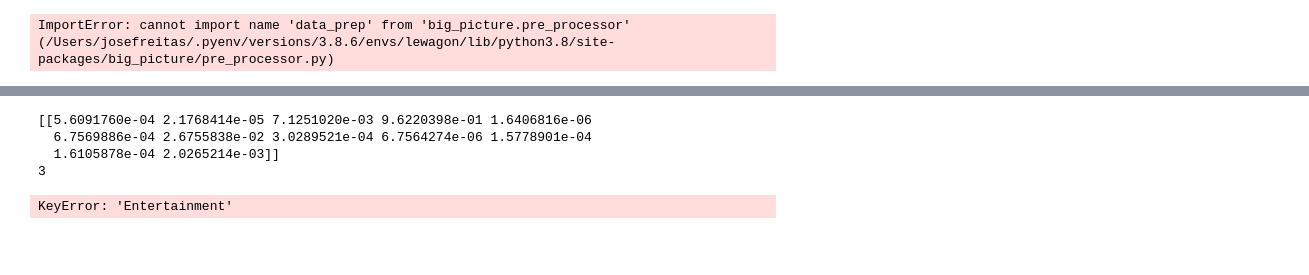
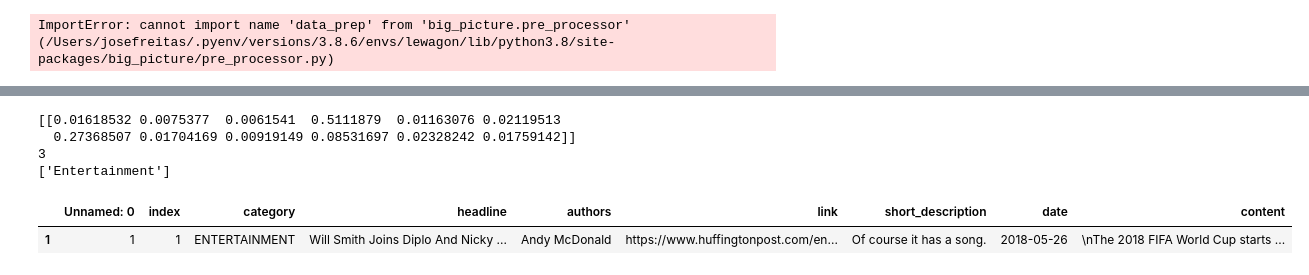
Before and after one commit to archifreitas/big_picture, a Jupyter notebook: notebooks/newsapi_freitas.ipynb, the cells around one changed output, grey strips where cells are left out. Drawn from its saved outputs; the diff is of its cells as text; code cells hidden in the pictures; blank space fills up the shorter version.

```diff
--- a/notebooks/newsapi_freitas.ipynb
+++ b/notebooks/newsapi_freitas.ipynb
@@ -952,8 +970,11 @@ You should probably TRAIN this model on a down-stream task to be able to use it
 # %%
-model.predict(example, source='web')
+sample = 1
+prediction = model.predict(data.iloc[sample:sample+1, :], source='web')
+data.iloc[sample:sample+1, :]
 # %% [output]
-[[5.6091760e-04 2.1768414e-05 7.1251020e-03 9.6220398e-01 1.6406816e-06
-  6.7569886e-04 2.6755838e-02 3.0289521e-04 6.7564274e-06 1.5778901e-04
-  1.6105878e-04 2.0265214e-03]]
+[[0.01618532 0.0075377  0.0061541  0.5111879  0.01163076 0.02119513
+  0.27368507 0.01704169 0.00919149 0.08531697 0.02328242 0.01759142]]
 3
+['Entertainment']
-KeyError: 'Entertainment'
+|  | Unnamed: 0 | index | category | headline | authors | link | short_description | date | content |
+| 1 | 1 | 1 | ENTERTAINMENT | Will Smith Joins Diplo And Nicky ... | Andy McDonald | https://www.huffingtonpost.com/en... | Of course it has a song. | 2018-05-26 | \nThe 2018 FIFA World Cup starts ... |
```
Also changed, not shown: parts of 12 cells of this notebook, 7 other files.
